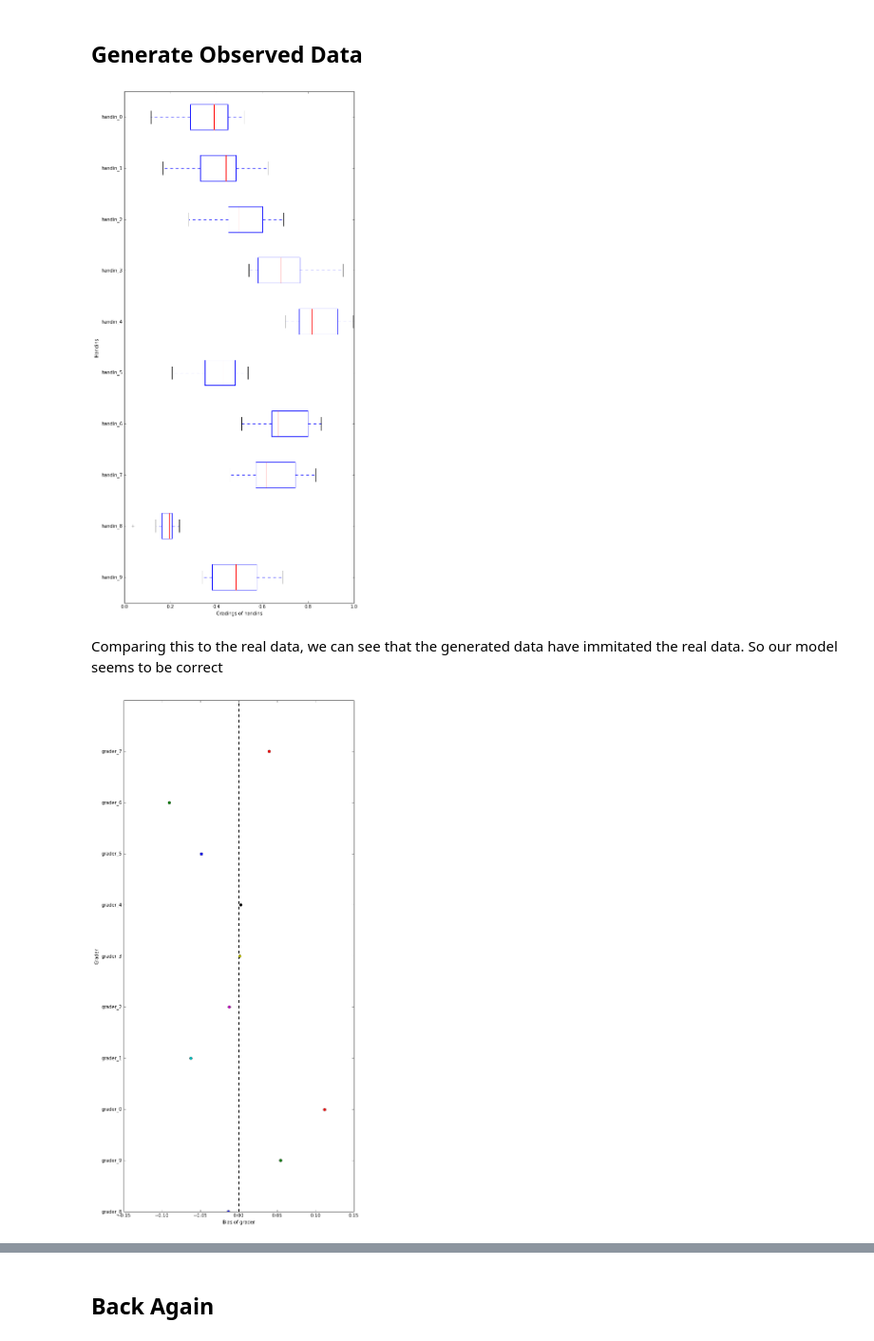
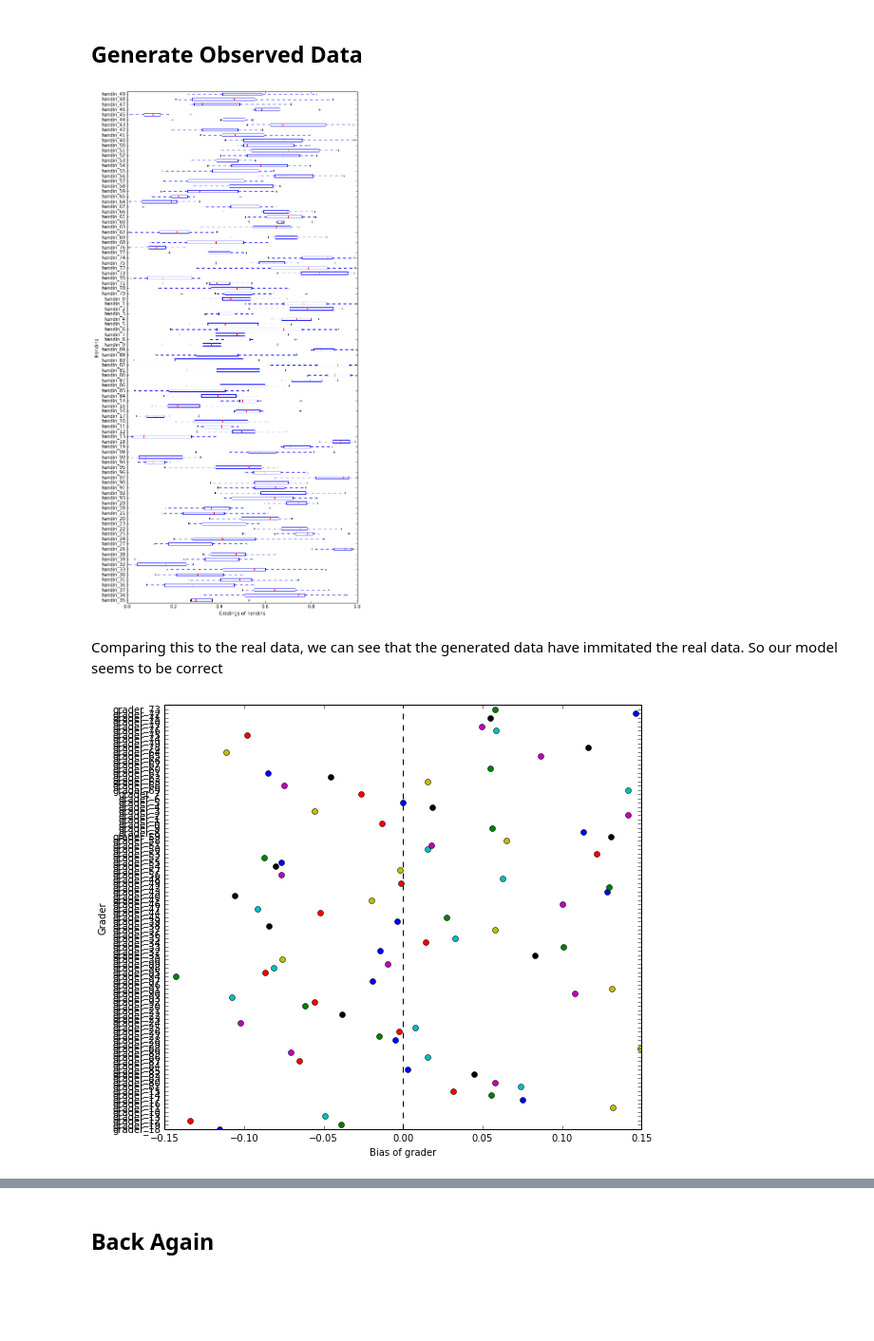
Before and after one commit to TomMalow/pymcmodels, a Jupyter notebook: Backwards generated data.ipynb, the cells around one changed output, grey strips where cells are left out. Shown at 95% size. Saved outputs shown, nothing was run; the diff lists cells and outputs as text; code cells hidden in the pictures; blank space fills up the shorter version.

Commit message:
Restricted graphs on x-axis in GeneratedFromTruth. Added more complexity to the model in Backwards generated data

```diff
--- a/Backwards generated data.ipynb
+++ b/Backwards generated data.ipynb
@@ -25,3 +25,5 @@ from pymongo import MongoClient
 import pymongo
 from bson.objectid import ObjectId
 import random
+# %%
+g = pm.Gamma('Test',50,0.1)
@@ -194,16 +200,20 @@ class assignment(object):
     def find_ungraded_handin(self, grader):
 
         # sort the handins by the one with the least
-        i = 0
-        handin = sorted(self.handins.values(),key=lambda x: len(x.graders))[i]
-        while handin in grader.handins or (handin.owner.name == grader.name):
-            i += 1
-            handin = sorted(self.handins.values(),key=lambda x: len(x.gradeings))[i]
+        sorted_l = sorted(self.handins.values(),key=lambda x: len(x.graders))
+        i = int(random.uniform(0,len(sorted_l)))
+        #i = 0
+        handin = sorted_l[i]
+        #while handin in grader.handins or (handin.owner.name == grader.name):
+        while(handin.owner.name == grader.name):
+            #i += 1
+            i = int(random.uniform(0,len(sorted_l)))
+            handin = sorted_l[i]
         return handin
 
     def grade_handins(self):
         # Distribute handins
-        for i in xrange(0,9):
+        for i in xrange(0,10):
             for grader in self.graders.itervalues():
                 h = self.find_ungraded_handin(grader)
                 h.add_grader(g)
@@ -215,13 +225,15 @@ class assignment(object):
 # %% [markdown]
 ## Generate Observed Data
 # %%
-T_mu = pm.Normal('T_mu_generator',0.6,25)
-B = pm.Normal('B_generator',0,500)
+T_mu = pm.Normal('T_mu_generator',0.5,25)
+B_mu = pm.Normal('B_mu_generator',0,100)
+B_tau = pm.Gamma('B_tau_generator',50,0.1)
 
 handins_data = list()
 graders_data = list()
 
-for i in xrange(0,10):
+for i in xrange(0,100):
+    B = pm.Normal('B_generator',B_mu.random(),B_tau.random())
     g = grader('grader_%i' % i,B.random())
     t_mu = random_limit(T_mu)
     T = pm.Normal('T_generator',t_mu,100)
@@ -252,34 +264,34 @@ plt.xlabel('Gradings of handins')
 plt.xlim(0,1)
 plt.show()
 # %% [output]
-[figure, old version]
+[figure, new version]
 # %% [markdown]
 Comparing this to the real data, we can see that the generated data have immitated the real data. So our model seems to be correct
 # %%
 ax = plt.subplot(111)
 
 values = list()
 labels = list()
 
 labels = list()
 
 for y, g in enumerate(assignment_data_true.graders.itervalues()):
     x = g.bias_value
     plt.plot(x,y,'o')
     labels.append(g.name)
 
 box = ax.get_position()
 ax.set_position([box.x0, box.y0,
-                 box.width*1.5, box.height*5])
+                 box.width*1.5, box.height*2])
 pos = range(0,len(labels))
 plt.yticks(pos,labels)
 plt.vlines(0, 0, len(labels), color="k", linestyles="--", lw=1)
 plt.ylabel('Grader')
 plt.xlabel('Bias of grader')
 plt.xlim(-0.15,0.15)
 plt.show()
 # %% [output]
-[figure, old version]
+[figure, new version]
 # %%
 ax = plt.subplot(111)
 
```
Also changed, not shown: parts of 12 cells of this notebook, 2 other files.
